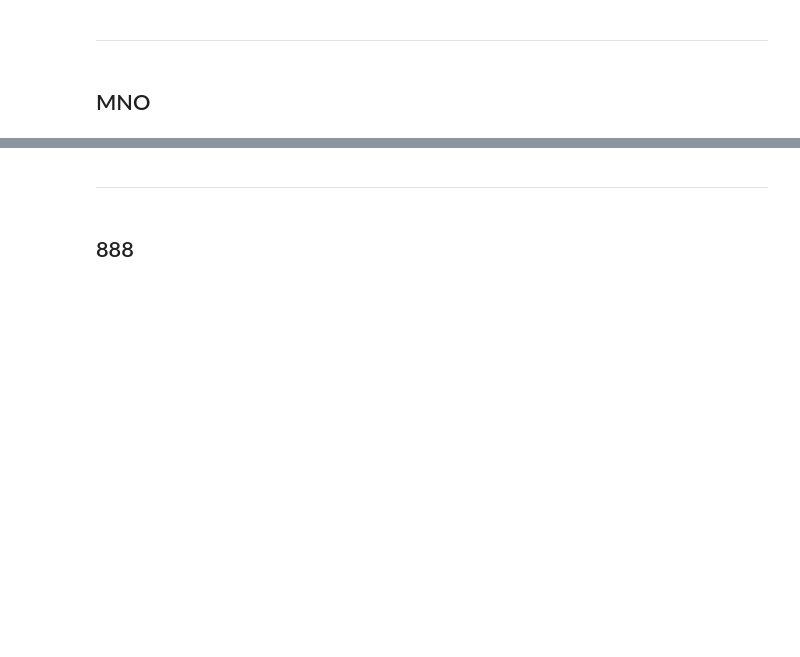
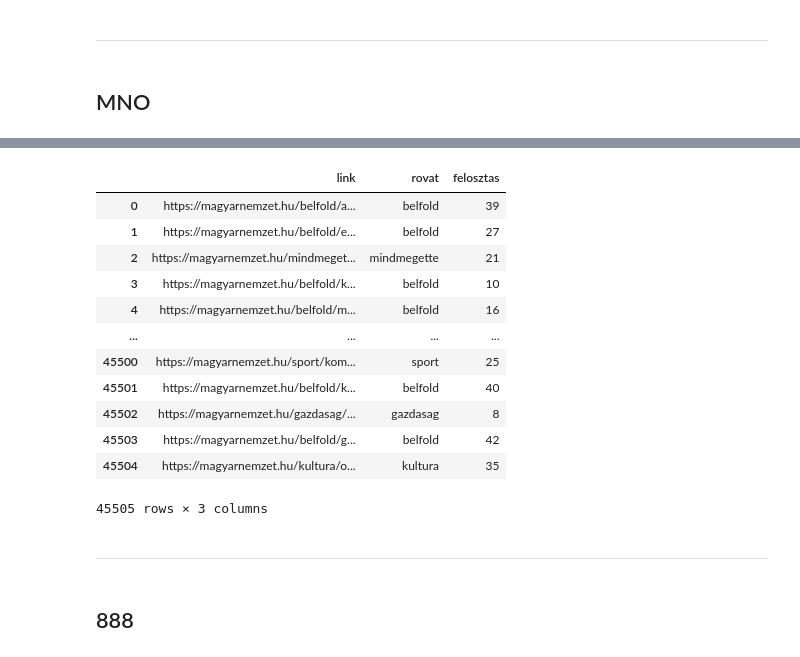
Before and after one commit to adamvig96/Hungarian_online-media_network, a Jupyter notebook: download_code/downloader.ipynb, the cells around one changed output, grey strips where cells are left out. Cells and saved outputs as stored; diff of their text form; code cells hidden in the pictures; blank space fills up the shorter version.

```diff
--- a/download_code/downloader.ipynb
+++ b/download_code/downloader.ipynb
@@ -157,0 +162,2 @@ df = pd.DataFrame(articles, columns=["link"])
+# %%
+df_1 = df.drop_duplicates("link")
@@ -157,0 +180,2 @@ df = pd.DataFrame(articles, columns=["link"])
+# %%
+df_all = pd.concat([df_1,df_2,df_3]).reset_index(drop=True)
@@ -158,2 +188,4 @@ df = pd.DataFrame(articles, columns=["link"])
+# %%
+df = df_all.copy()
 # %%
 df["rovat"] = df["link"].str.split("/").apply(lambda x: x[3])
@@ -160,3 +208,3 @@ df["rovat"] = df["link"].str.split("/").apply(lambda x: x[3])
 # %%
-df["felosztas"] = [round(np.random.uniform(1, 30)) for i in range(df.shape[0])]
+df["felosztas"] = [round(np.random.uniform(1, 45)) for i in range(df.shape[0])]
 # %%
@@ -164,3 +212,19 @@ df.to_csv("data/links/mno_all_links.csv")
+# %%
+df
+# %% [output]
+|  | link | rovat | felosztas |
+| 0 | https://magyarnemzet.hu/belfold/a... | belfold | 39 |
+| 1 | https://magyarnemzet.hu/belfold/e... | belfold | 27 |
+| 2 | https://magyarnemzet.hu/mindmeget... | mindmegette | 21 |
+| 3 | https://magyarnemzet.hu/belfold/k... | belfold | 10 |
+| 4 | https://magyarnemzet.hu/belfold/m... | belfold | 16 |
+| ... | ... | ... | ... |
+| 45500 | https://magyarnemzet.hu/sport/kom... | sport | 25 |
+| 45501 | https://magyarnemzet.hu/belfold/k... | belfold | 40 |
+| 45502 | https://magyarnemzet.hu/gazdasag/... | gazdasag | 8 |
+| 45503 | https://magyarnemzet.hu/belfold/g... | belfold | 42 |
+| 45504 | https://magyarnemzet.hu/kultura/o... | kultura | 35 |
+45505 rows × 3 columns
 # %% [markdown]
 ___
 # %% [markdown]
```
Also changed, not shown: parts of 8 cells of this notebook, 17 other files.
